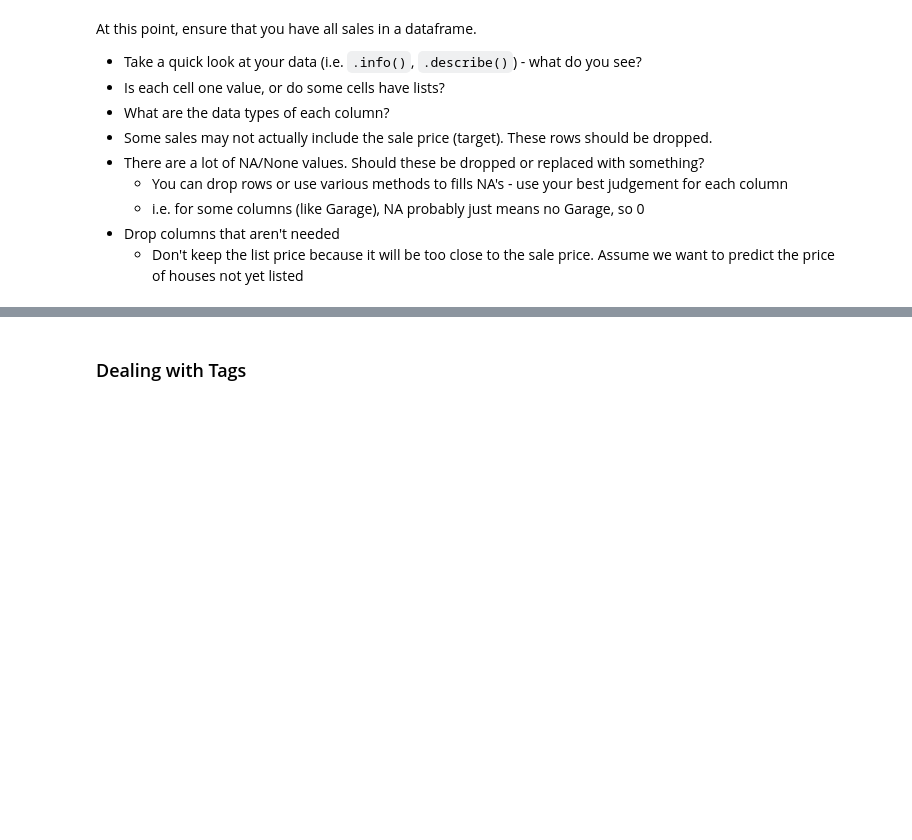
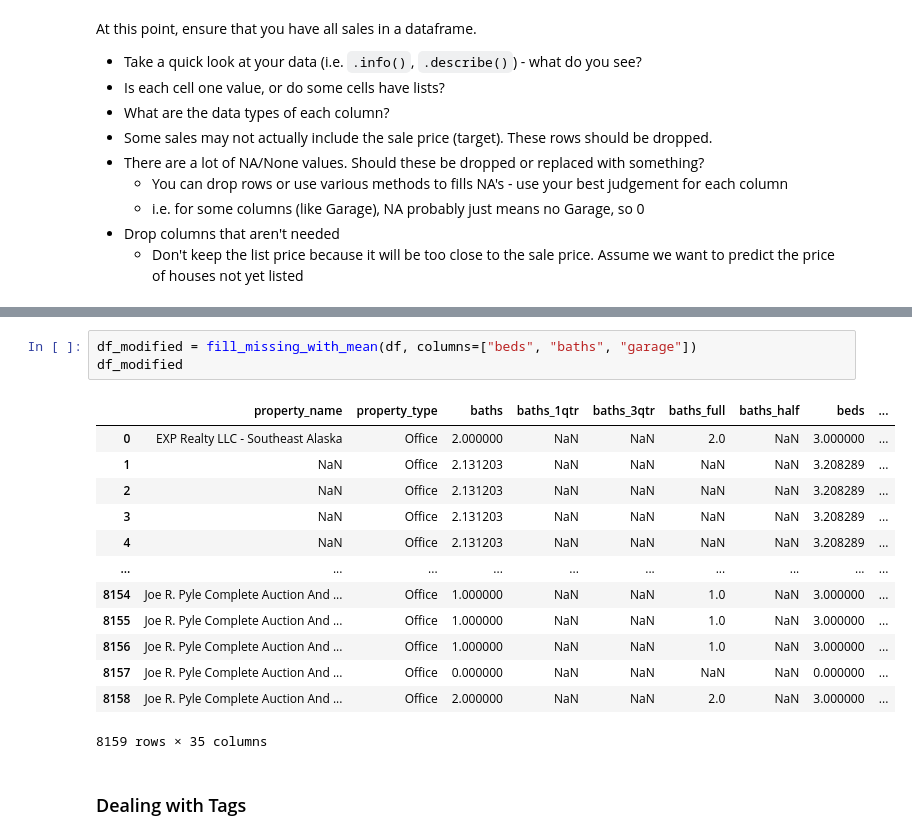
Before and after one commit to Ikenna1414/DS_Midterm_Project, a Jupyter notebook: notebooks/1 - EDA.ipynb, the cells around one changed output, grey strips where cells are left out. Saved outputs shown, nothing was run; the diff lists cells and outputs as text; blank space fills up the shorter version.

```diff
--- a/notebooks/1 - EDA.ipynb
+++ b/notebooks/1 - EDA.ipynb
@@ -205,3 +255,20 @@ Index(['property_name', 'property_type', 'baths', 'baths_1qtr', 'baths_3qtr',
+# %%
+df_modified = fill_missing_with_mean(df, columns=["beds", "baths", "garage"])
+df_modified
+# %% [output]
+|  | property_name | property_type | baths | baths_1qtr | baths_3qtr | baths_full | baths_half | beds | ... |
+| 0 | EXP Realty LLC - Southeast Alaska | Office | 2.000000 | NaN | NaN | 2.0 | NaN | 3.000000 | ... |
+| 1 | NaN | Office | 2.131203 | NaN | NaN | NaN | NaN | 3.208289 | ... |
+| 2 | NaN | Office | 2.131203 | NaN | NaN | NaN | NaN | 3.208289 | ... |
+| 3 | NaN | Office | 2.131203 | NaN | NaN | NaN | NaN | 3.208289 | ... |
+| 4 | NaN | Office | 2.131203 | NaN | NaN | NaN | NaN | 3.208289 | ... |
+| ... | ... | ... | ... | ... | ... | ... | ... | ... | ... |
+| 8154 | Joe R. Pyle Complete Auction And ... | Office | 1.000000 | NaN | NaN | 1.0 | NaN | 3.000000 | ... |
+| 8155 | Joe R. Pyle Complete Auction And ... | Office | 1.000000 | NaN | NaN | 1.0 | NaN | 3.000000 | ... |
+| 8156 | Joe R. Pyle Complete Auction And ... | Office | 1.000000 | NaN | NaN | 1.0 | NaN | 3.000000 | ... |
+| 8157 | Joe R. Pyle Complete Auction And ... | Office | 0.000000 | NaN | NaN | NaN | NaN | 0.000000 | ... |
+| 8158 | Joe R. Pyle Complete Auction And ... | Office | 2.000000 | NaN | NaN | 2.0 | NaN | 3.000000 | ... |
+8159 rows × 35 columns
 # %% [markdown]
 ### Dealing with Tags
 # %% [markdown]
```
Also changed, not shown: parts of 6 cells of this notebook, 2 other files.
